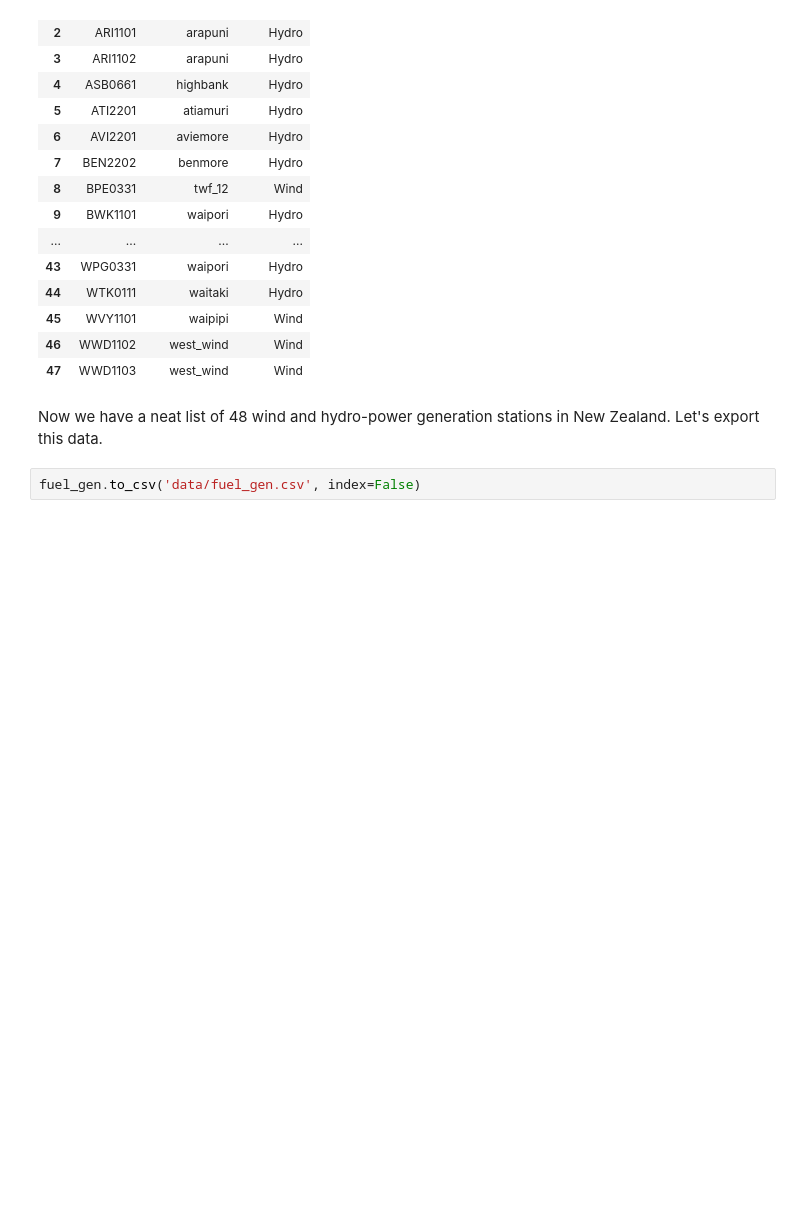
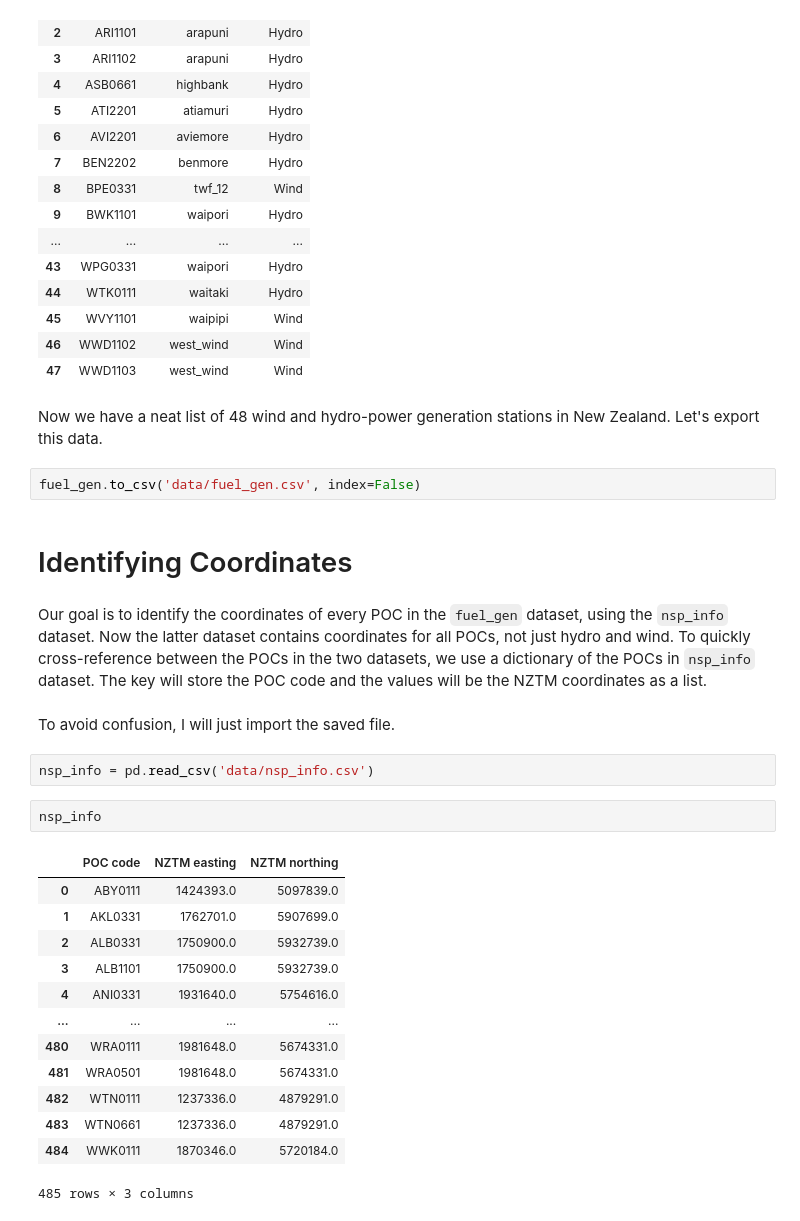
Before and after one commit to gauravkapoor27/NZ-Power-Station-Coordinates, a Jupyter notebook: main.ipynb, the cells around one changed output. Drawn from its saved outputs; the diff is of its cells as text; blank space fills up the shorter version.

```diff
--- a/main.ipynb
+++ b/main.ipynb
@@ -173,3 +173,27 @@ fuel_gen
 Now we have a neat list of 48 wind and hydro-power generation stations in New Zealand. Let's export this data.
 # %%
 fuel_gen.to_csv('data/fuel_gen.csv', index=False)
+# %% [markdown]
+# Identifying Coordinates
+# %% [markdown]
+Our goal is to identify the coordinates of every POC in the `fuel_gen` dataset, using the `nsp_info` dataset. Now the latter dataset contains coordinates for all POCs, not just hydro and wind. To quickly cross-reference between the POCs in the two datasets, we use a dictionary of the POCs in `nsp_info` dataset. The key will store the POC code and the values will be the NZTM coordinates as a list.
+# %% [markdown]
+To avoid confusion, I will just import the saved file.
+# %%
+nsp_info = pd.read_csv('data/nsp_info.csv')
+# %%
+nsp_info
+# %% [output]
+|  | POC code | NZTM easting | NZTM northing |
+| 0 | ABY0111 | 1424393.0 | 5097839.0 |
+| 1 | AKL0331 | 1762701.0 | 5907699.0 |
+| 2 | ALB0331 | 1750900.0 | 5932739.0 |
+| 3 | ALB1101 | 1750900.0 | 5932739.0 |
+| 4 | ANI0331 | 1931640.0 | 5754616.0 |
+| ... | ... | ... | ... |
+| 480 | WRA0111 | 1981648.0 | 5674331.0 |
+| 481 | WRA0501 | 1981648.0 | 5674331.0 |
+| 482 | WTN0111 | 1237336.0 | 4879291.0 |
+| 483 | WTN0661 | 1237336.0 | 4879291.0 |
+| 484 | WWK0111 | 1870346.0 | 5720184.0 |
+485 rows × 3 columns
```
Also changed, not shown: parts of 24 cells of this notebook.
